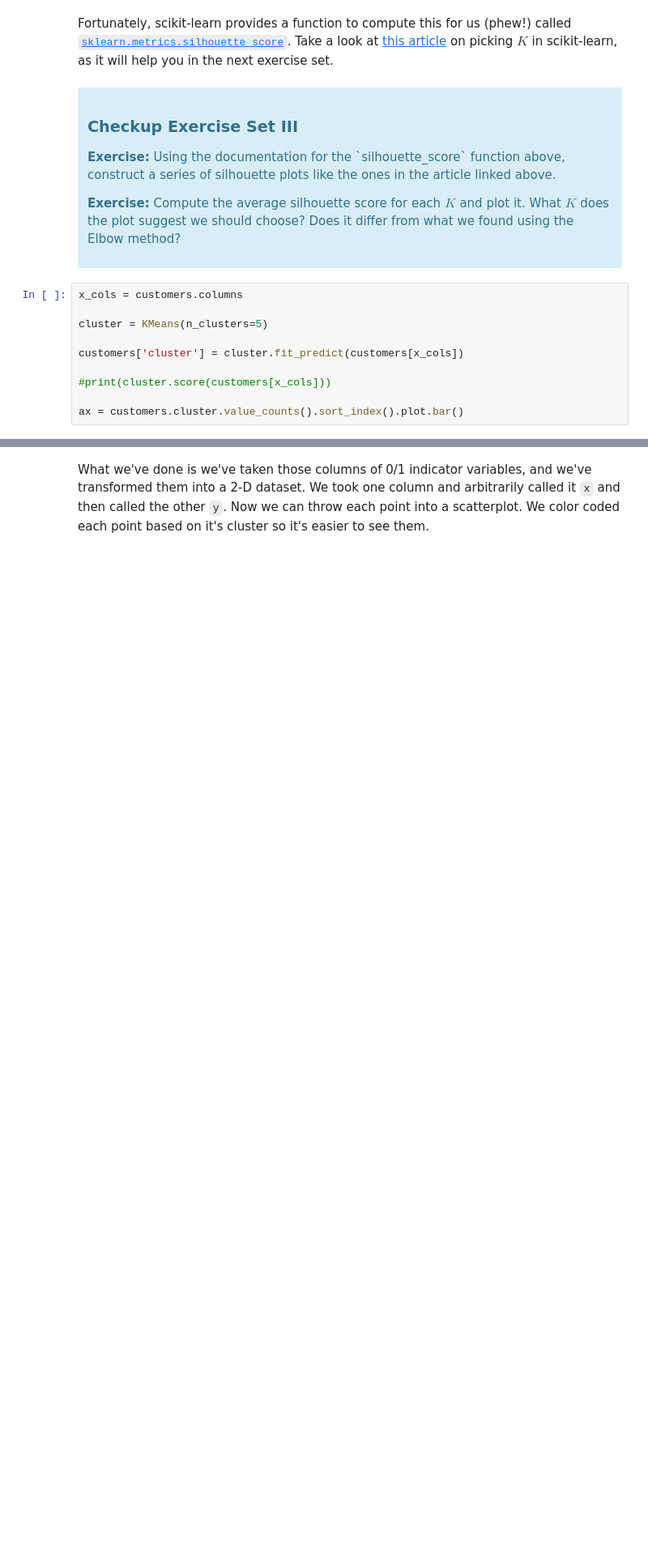
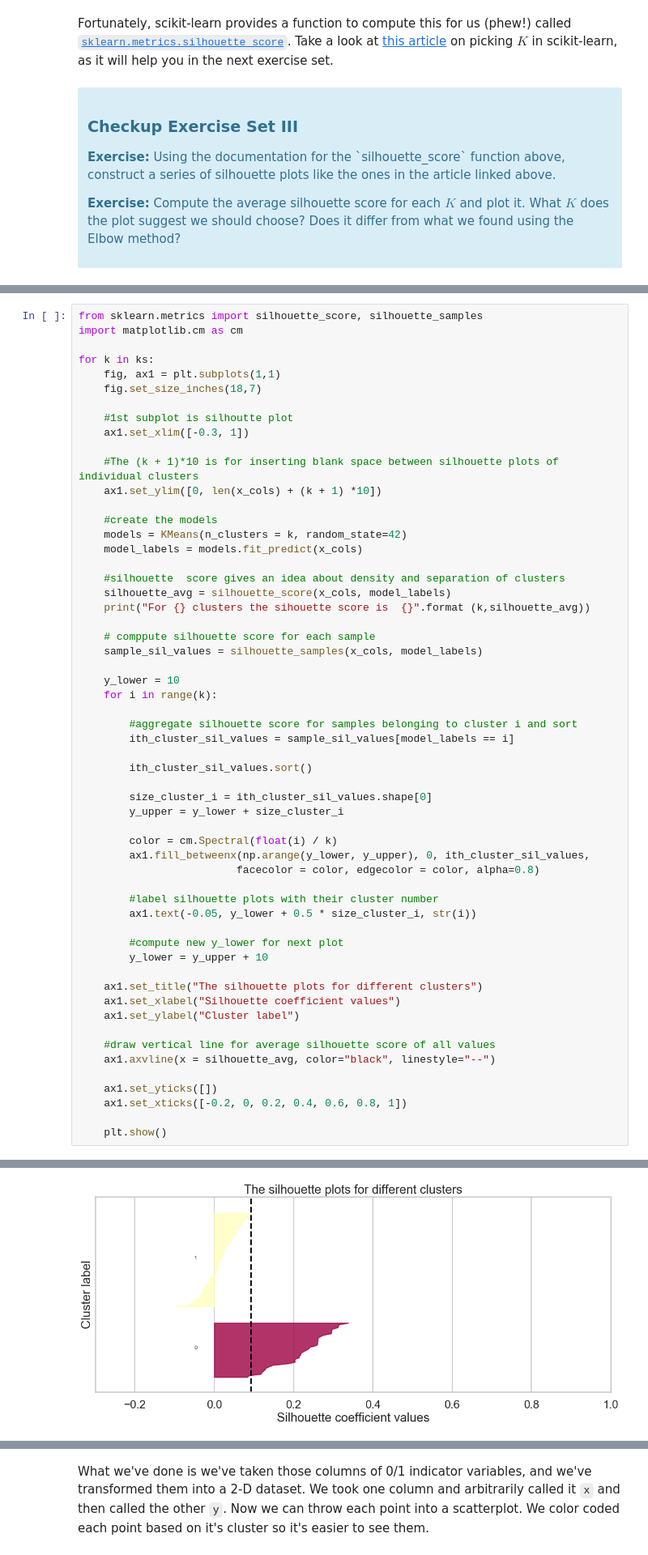
Before and after one commit to aygunduzx/Springboard, a Jupyter notebook: Mini_Project_Clustering.ipynb, the cells around one changed output, grey strips where cells are left out. Shown: that part at 81% size. Saved outputs shown, nothing was run; the diff lists cells and outputs as text; blank space fills up the shorter version.

```diff
--- a/Mini_Project_Clustering.ipynb
+++ b/Mini_Project_Clustering.ipynb
@@ -187,13 +170,3 @@ Fortunately, scikit-learn provides a function to compute this for us (phew!) cal
 
 <p><b>Exercise:</b> Compute the average silhouette score for each $K$ and plot it. What $K$ does the plot suggest we should choose? Does it differ from what we found using the Elbow method?</p>
 </div>
-# %%
-x_cols = customers.columns
-
-cluster = KMeans(n_clusters=5)
-
-customers['cluster'] = cluster.fit_predict(customers[x_cols])
-
-#print(cluster.score(customers[x_cols]))
-
-ax = customers.cluster.value_counts().sort_index().plot.bar()
@@ -223,0 +173,58 @@ plt.show()
+# %%
+from sklearn.metrics import silhouette_score, silhouette_samples
+import matplotlib.cm as cm
+
+for k in ks:
+    fig, ax1 = plt.subplots(1,1)
+    fig.set_size_inches(18,7)
+
+    #1st subplot is silhoutte plot
+    ax1.set_xlim([-0.3, 1])
+
+    #The (k + 1)*10 is for inserting blank space between silhouette plots of individual clusters
+    ax1.set_ylim([0, len(x_cols) + (k + 1) *10])
+
+    #create the models
+    models = KMeans(n_clusters = k, random_state=42)
+    model_labels = models.fit_predict(x_cols)
+
+    #silhouette  score gives an idea about density and separation of clusters
+    silhouette_avg = silhouette_score(x_cols, model_labels)
+    print("For {} clusters the sihouette score is  {}".format (k,silhouette_avg))
+
+    # comppute silhouette score for each sample
+    sample_sil_values = silhouette_samples(x_cols, model_labels)
+
+    y_lower = 10
+    for i in range(k):
+
+        #aggregate silhouette score for samples belonging to cluster i and sort
+        ith_cluster_sil_values = sample_sil_values[model_labels == i]
+
+        ith_cluster_sil_values.sort()
+
+        size_cluster_i = ith_cluster_sil_values.shape[0]
+        y_upper = y_lower + size_cluster_i
+
+        color = cm.Spectral(float(i) / k)
+        ax1.fill_betweenx(np.arange(y_lower, y_upper), 0, ith_cluster_sil_values,
+                         facecolor = color, edgecolor = color, alpha=0.8)
+
+        #label silhouette plots with their cluster number
+        ax1.text(-0.05, y_lower + 0.5 * size_cluster_i, str(i))
+
+        #compute new y_lower for next plot
+        y_lower = y_upper + 10
+
+    ax1.set_title("The silhouette plots for different clusters")
+    ax1.set_xlabel("Silhouette coefficient values")
+    ax1.set_ylabel("Cluster label")
+
+    #draw vertical line for average silhouette score of all values
+    ax1.axvline(x = silhouette_avg, color="black", linestyle="--")
+
+    ax1.set_yticks([])
+    ax1.set_xticks([-0.2, 0, 0.2, 0.4, 0.6, 0.8, 1])
+
+    plt.show()
+# %% [output]
@@ -223,0 +232 @@ plt.show()
+[figure, added]
```
Also changed, not shown: parts of 32 cells of this notebook.
